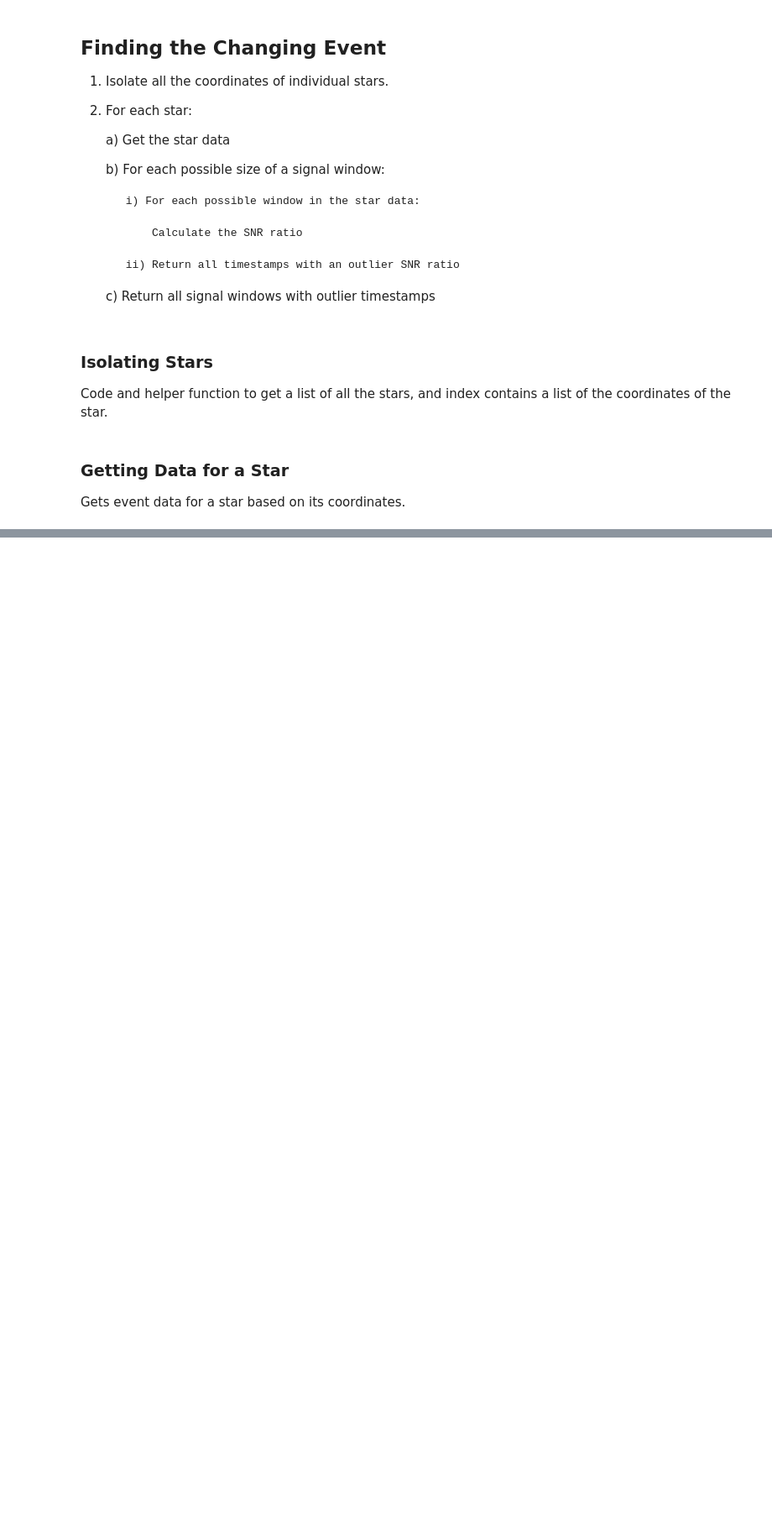
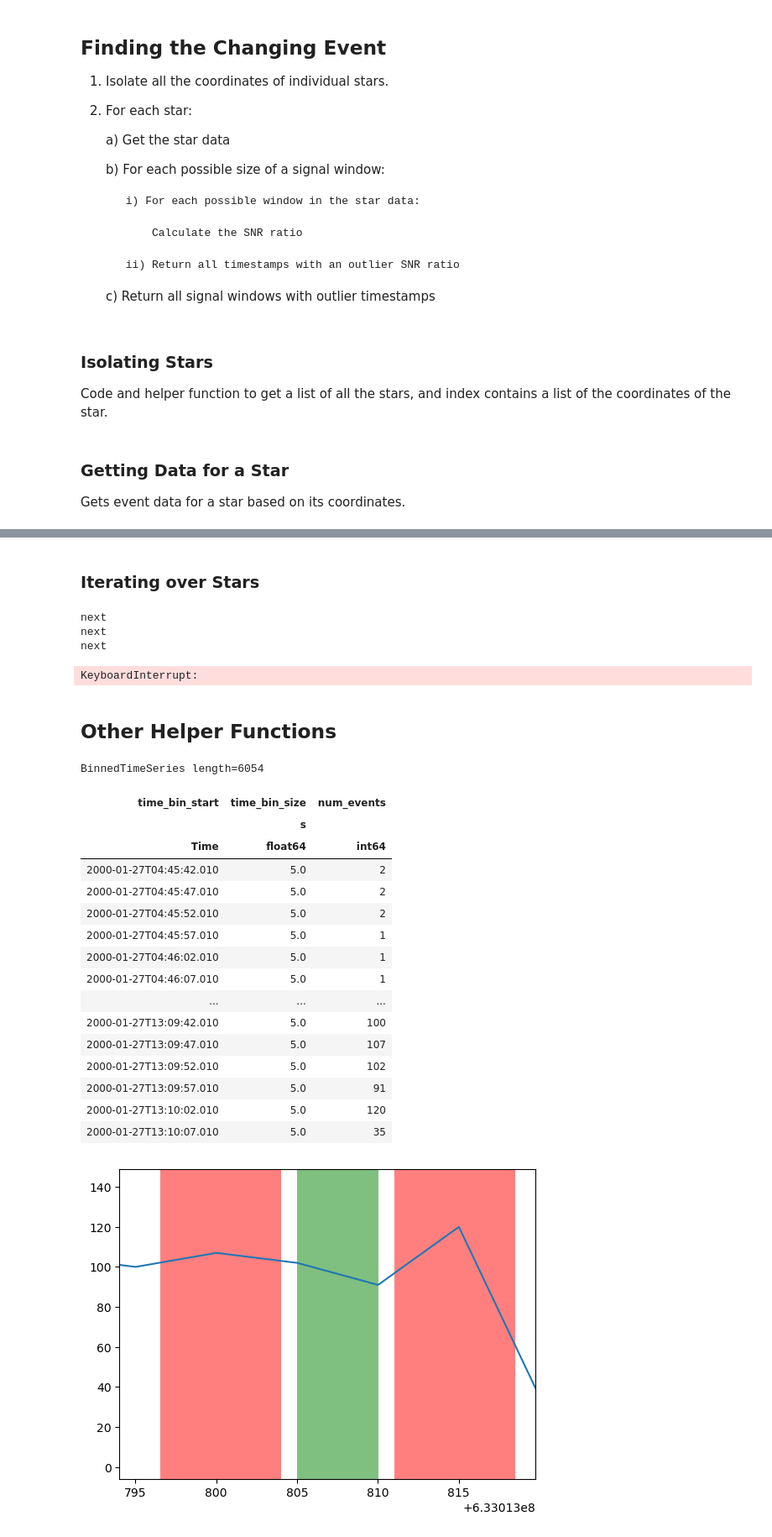
Before and after one commit to saphiooo/counting_stars, a Jupyter notebook: swift_uvot_events.ipynb, the cells around one changed output, grey strips where cells are left out. Shown at 84% size. Drawn from its saved outputs; the diff is of its cells as text; code cells hidden in the pictures; blank space fills up the shorter version.

Commit message:
timeseries visualization of star data function

```diff
--- a/swift_uvot_events.ipynb
+++ b/swift_uvot_events.ipynb
@@ -549,8 +341,0 @@ TimeSeries length=63
-# %%
-splits = splitData(star_data, 10)
-time_splits = [Time(i, format='gps') for i in splits[1]]
-ts = TimeSeries(time=time_splits)
-ts['num_photons_1'] = splits[0]
-
-plt.step(ts.time.gps, ts['num_photons_1'], 'k-')
-plt.xlim(633000000, 633003000)
@@ -559,0 +484,43 @@ plt.xlim(633000000, 633003000)
+# %% [markdown]
+### Iterating over Stars
+# %%
+for i in range(len(stars)):
+    starData = getData(stars[i])
+    starTimes = starData['TIME']
+    print('next')
+    if (max(starTimes) - min(starTimes) >= 1000 and len(starTimes) >= 1000):
+        windows = analyzeStar(starTimes)
+# %% [output]
+next
+next
+next
+KeyboardInterrupt:
+# %% [markdown]
+## Other Helper Functions
+# %%
+## Visualize the events of a given star
+def visualizeStarTS (starData, xmin=632980000, xmax=633020000, windowStart=-1, windowSize=-1):
+    end = Time(max(starData['TIME']), format='gps').fits
+    times = [Time(t, format='gps').fits for t in starData['TIME']]
+    ts = TimeSeries(time=times)
+    ts['num_events'] = [1 for _ in range(len(ts))]
+
+    binnedts = aggregate_downsample(ts, time_bin_size=5 * u.second, aggregate_func=np.sum)
+
+    plt.plot(binnedts.time_bin_start.gps, binnedts['num_events'])
+    plt.xlim(xmin, xmax)
+
+    if (windowStart != -1 and windowSize != -1):
+        bgWindow = 1.5 * windowSize
+        windowDist = 0.2 * windowSize
+        plt.xlim(windowStart - windowDist - bgWindow - 0.5 * windowSize,
+                 windowStart + windowSize + windowDist + bgWindow + 0.25 * windowSize)
+
+        plt.axvspan(windowStart, windowStart + windowSize, color='g', alpha=0.5, lw=0)
+
+        plt.axvspan(windowStart - windowDist - bgWindow, windowStart - windowDist, color='r', alpha=0.5, lw=0)
+        plt.axvspan(windowStart + windowSize + windowDist, windowStart + windowSize + windowDist + bgWindow,
+                    color='r', alpha=0.5, lw=0)
+
+
+    return binnedts
@@ -559,0 +529,21 @@ plt.xlim(633000000, 633003000)
+# %%
+visualizeStarTS (starData, xmin=633013500, xmax=633014000, windowStart=633013805.01, windowSize=5)
+# %% [output]
+BinnedTimeSeries length=6054
+| time_bin_start | time_bin_size | num_events |
+|  | s |  |
+| Time | float64 | int64 |
+| 2000-01-27T04:45:42.010 | 5.0 | 2 |
+| 2000-01-27T04:45:47.010 | 5.0 | 2 |
+| 2000-01-27T04:45:52.010 | 5.0 | 2 |
+| 2000-01-27T04:45:57.010 | 5.0 | 1 |
+| 2000-01-27T04:46:02.010 | 5.0 | 1 |
+| 2000-01-27T04:46:07.010 | 5.0 | 1 |
+| ... | ... | ... |
+| 2000-01-27T13:09:42.010 | 5.0 | 100 |
+| 2000-01-27T13:09:47.010 | 5.0 | 107 |
+| 2000-01-27T13:09:52.010 | 5.0 | 102 |
+| 2000-01-27T13:09:57.010 | 5.0 | 91 |
+| 2000-01-27T13:10:02.010 | 5.0 | 120 |
+| 2000-01-27T13:10:07.010 | 5.0 | 35 |
+[figure, added]
```
Also changed, not shown: parts of 36 cells of this notebook.
